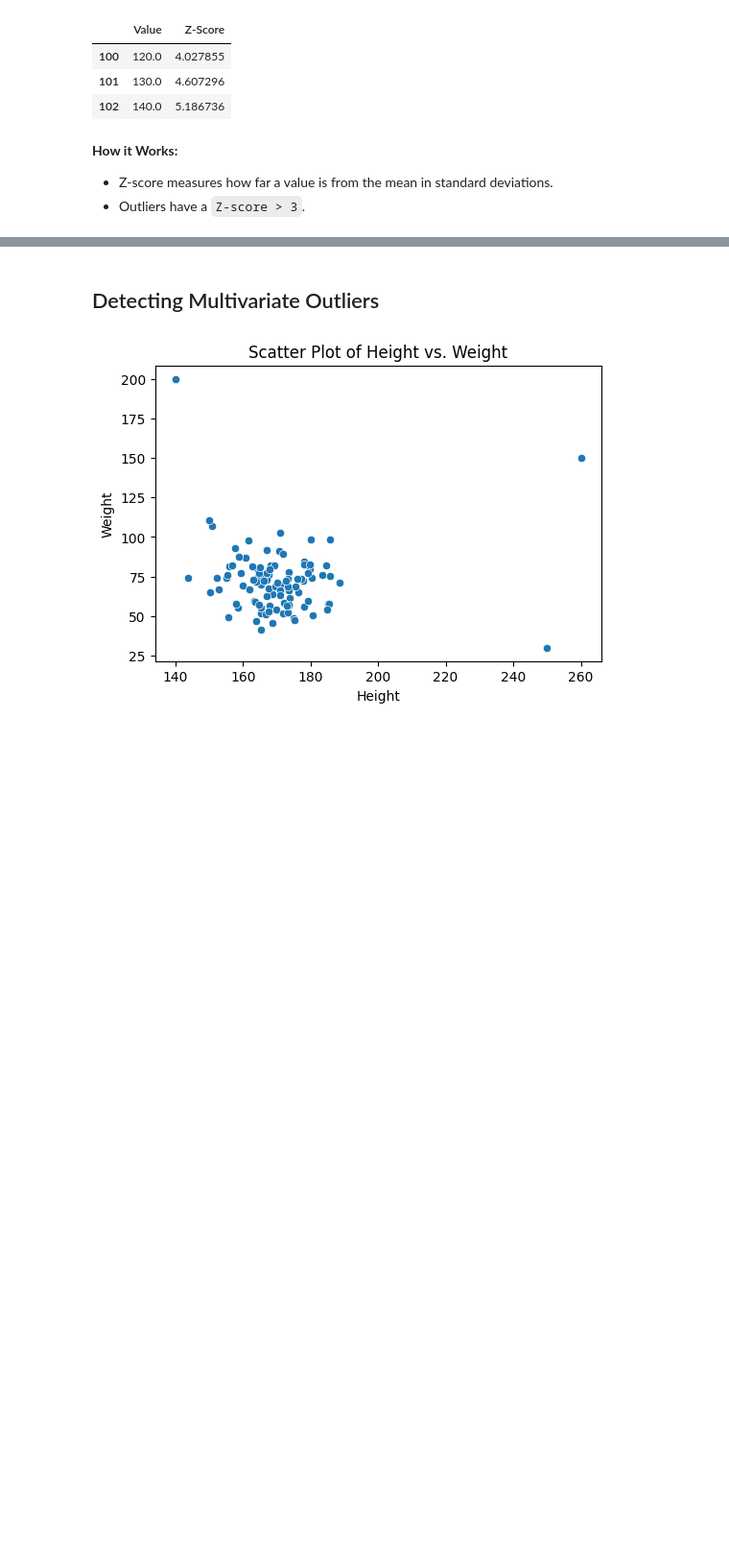
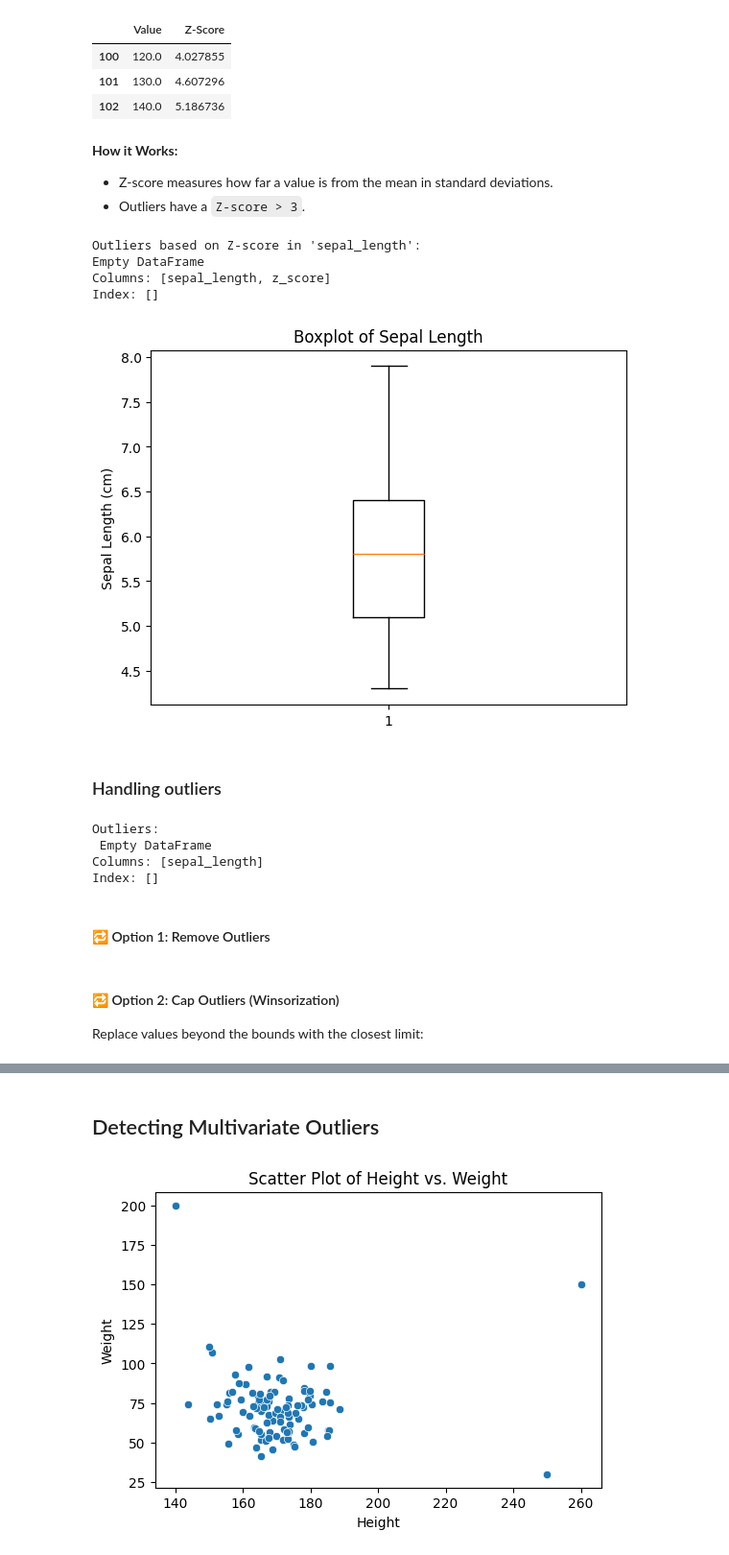
Before and after one commit to saurabhp85070/Notebook, a Jupyter notebook: start-end-ML/Outliers.ipynb, the cells around one changed output, grey strips where cells are left out. Shown at 96% size. Drawn from its saved outputs; the diff is of its cells as text; code cells hidden in the pictures; blank space fills up the shorter version.

```diff
--- a/start-end-ML/Outliers.ipynb
+++ b/start-end-ML/Outliers.ipynb
@@ -145,3 +157,64 @@ Univariate Outliers (Z-Score Method):
 **How it Works:**
 - Z-score measures how far a value is from the mean in standard deviations.
 - Outliers have a `Z-score > 3`.
+# %%
+import pandas as pd
+import seaborn as sns
+from scipy.stats import zscore
+
+# Load Iris dataset
+iris = sns.load_dataset('iris')
+
+# Let's check for outliers in 'sepal_length'
+z_scores = zscore(iris['sepal_length'])
+
+# Create a DataFrame with z-scores
+iris['z_score'] = z_scores
+
+# Find outliers where z-score > 3 or < -3
+outliers = iris[(iris['z_score'] > 3) | (iris['z_score'] < -3)]
+
+print("Outliers based on Z-score in 'sepal_length':")
+print(outliers[['sepal_length', 'z_score']])
+# %% [output]
+Outliers based on Z-score in 'sepal_length':
+Empty DataFrame
+Columns: [sepal_length, z_score]
+Index: []
+# %%
+import matplotlib.pyplot as plt
+
+plt.boxplot(iris['sepal_length'])
+plt.title("Boxplot of Sepal Length")
+plt.ylabel("Sepal Length (cm)")
+plt.show()
+# %% [output]
+[figure, added]
+# %% [markdown]
+### Handling outliers
+# %%
+import pandas as pd
+import seaborn as sns
+
+# Load Iris dataset
+iris = sns.load_dataset('iris')
+
+# Calculate Q1, Q3, and IQR for 'sepal_length'
+Q1 = iris['sepal_length'].quantile(0.25)
+Q3 = iris['sepal_length'].quantile(0.75)
+IQR = Q3 - Q1
+
+# Define bounds
+lower_bound = Q1 - 1.5 * IQR
+upper_bound = Q3 + 1.5 * IQR
+
+# Find outliers
+outliers = iris[(iris['sepal_length'] < lower_bound) | (iris['sepal_length'] > upper_bound)]
+print("Outliers:\n", outliers[['sepal_length']])
+# %% [output]
+Outliers:
+ Empty DataFrame
+Columns: [sepal_length]
+Index: []
+# %% [markdown]
+#### 🔁 Option 1: Remove Outliers
@@ -147,0 +226,3 @@ Univariate Outliers (Z-Score Method):
+# %% [markdown]
+#### 🔁 Option 2: Cap Outliers (Winsorization)
+Replace values beyond the bounds with the closest limit:
```
Also changed, not shown: parts of 47 cells of this notebook, 8 other files.
